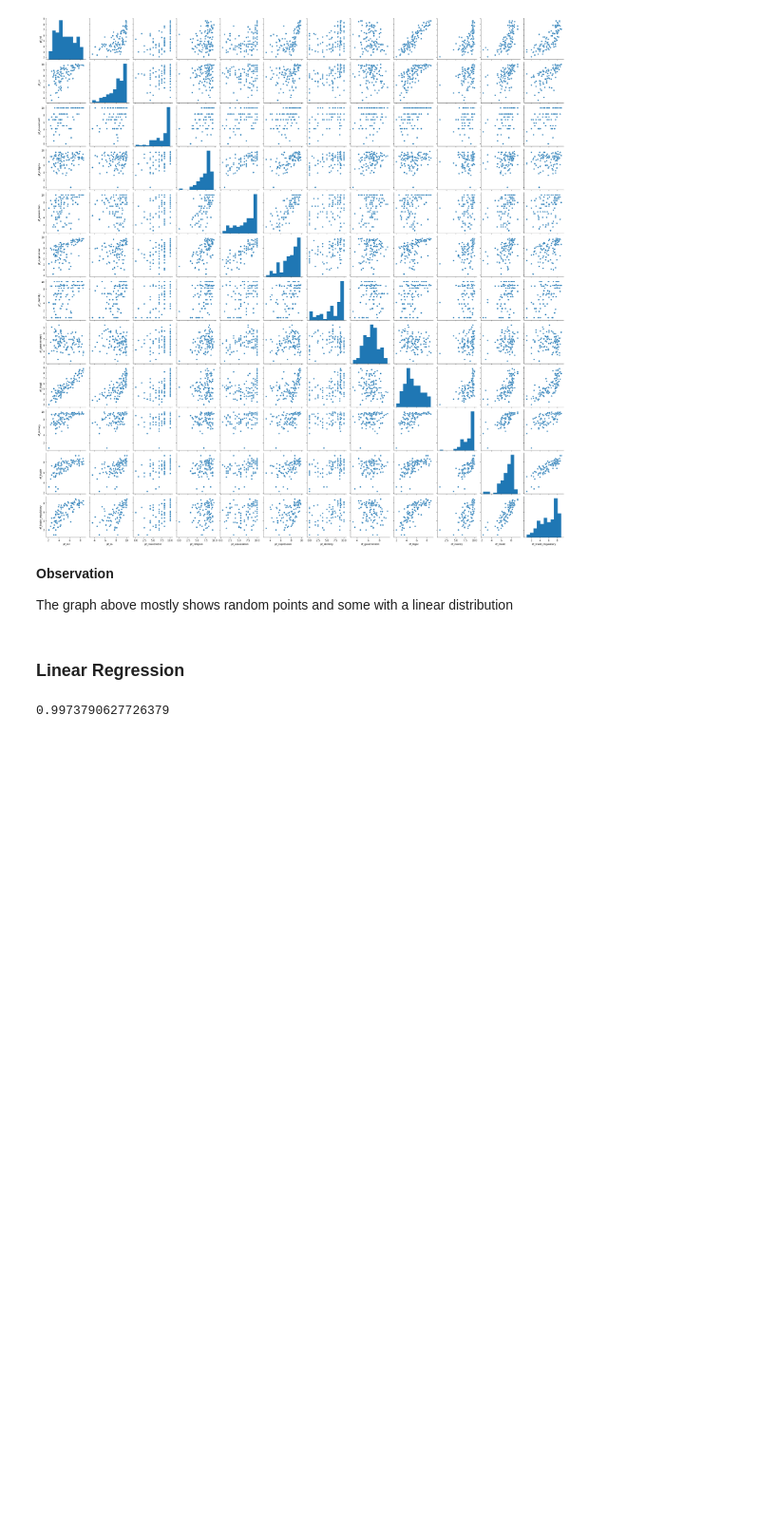
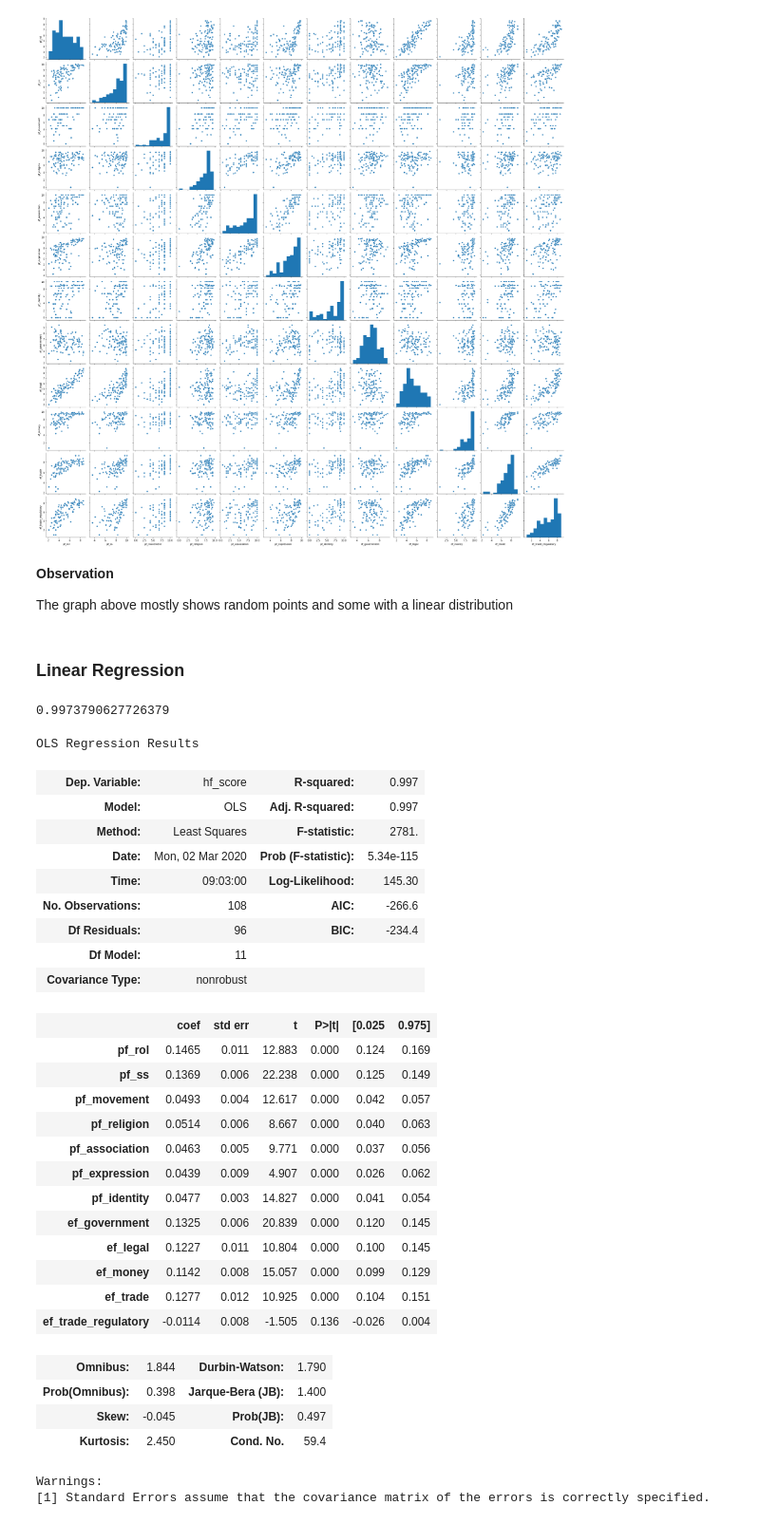
Before and after one commit to jeffersonzaki/MOD4_Project, a Jupyter notebook: regression.ipynb, the cells around one changed output. Shown: that part at 95% size. Saved outputs shown, nothing was run; the diff lists cells and outputs as text; code cells hidden in the pictures; blank space fills up the shorter version.

```diff
--- a/regression.ipynb
+++ b/regression.ipynb
@@ -31,8 +28,8 @@ freedom_df.shape
 # %% [markdown]
 ### Creating the Outcome and Inputs
 # %%
-y = freedom_df["hf_score"]  # Target. Variable that we want to predict(Dependent Variable)
-X = freedom_df.drop(columns=["hf_score"])  # Features. Predictor variables
+y = freedom_2017["hf_score"]  # Target. Variable that we want to predict(Dependent Variable)
+X = freedom_2017.drop(columns=["hf_score"])  # Features. Predictor variables
 # %% [markdown]
 ### Creating Sets
 # %%
@@ -80,3 +77,40 @@ y_predict = lr.predict(X_train)
 lr.score(X_train, y_train)
 # %% [output]
 0.9973790627726379
+# %%
+sm.add_constant(X_train)
+
+ols = sm.OLS(y_train, X_train, hasconst=True)
+
+result = ols.fit()
+result.summary()
+# %% [output]
+OLS Regression Results
+| Dep. Variable: | hf_score | R-squared: | 0.997 |
+| Model: | OLS | Adj. R-squared: | 0.997 |
+| Method: | Least Squares | F-statistic: | 2781. |
+| Date: | Mon, 02 Mar 2020 | Prob (F-statistic): | 5.34e-115 |
+| Time: | 09:03:00 | Log-Likelihood: | 145.30 |
+| No. Observations: | 108 | AIC: | -266.6 |
+| Df Residuals: | 96 | BIC: | -234.4 |
+| Df Model: | 11 |  |  |
+| Covariance Type: | nonrobust |  |  |
+|  | coef | std err | t | P>|t| | [0.025 | 0.975] |
+| pf_rol | 0.1465 | 0.011 | 12.883 | 0.000 | 0.124 | 0.169 |
+| pf_ss | 0.1369 | 0.006 | 22.238 | 0.000 | 0.125 | 0.149 |
+| pf_movement | 0.0493 | 0.004 | 12.617 | 0.000 | 0.042 | 0.057 |
+| pf_religion | 0.0514 | 0.006 | 8.667 | 0.000 | 0.040 | 0.063 |
+| pf_association | 0.0463 | 0.005 | 9.771 | 0.000 | 0.037 | 0.056 |
+| pf_expression | 0.0439 | 0.009 | 4.907 | 0.000 | 0.026 | 0.062 |
+| pf_identity | 0.0477 | 0.003 | 14.827 | 0.000 | 0.041 | 0.054 |
+| ef_government | 0.1325 | 0.006 | 20.839 | 0.000 | 0.120 | 0.145 |
+| ef_legal | 0.1227 | 0.011 | 10.804 | 0.000 | 0.100 | 0.145 |
+| ef_money | 0.1142 | 0.008 | 15.057 | 0.000 | 0.099 | 0.129 |
+| ef_trade | 0.1277 | 0.012 | 10.925 | 0.000 | 0.104 | 0.151 |
+| ef_trade_regulatory | -0.0114 | 0.008 | -1.505 | 0.136 | -0.026 | 0.004 |
+| Omnibus: | 1.844 | Durbin-Watson: | 1.790 |
+| Prob(Omnibus): | 0.398 | Jarque-Bera (JB): | 1.400 |
+| Skew: | -0.045 | Prob(JB): | 0.497 |
+| Kurtosis: | 2.450 | Cond. No. | 59.4 |
+Warnings:
+[1] Standard Errors assume that the covariance matrix of the errors is correctly specified.
```
Also changed, not shown: parts of 3 cells of this notebook, 3 other files.
